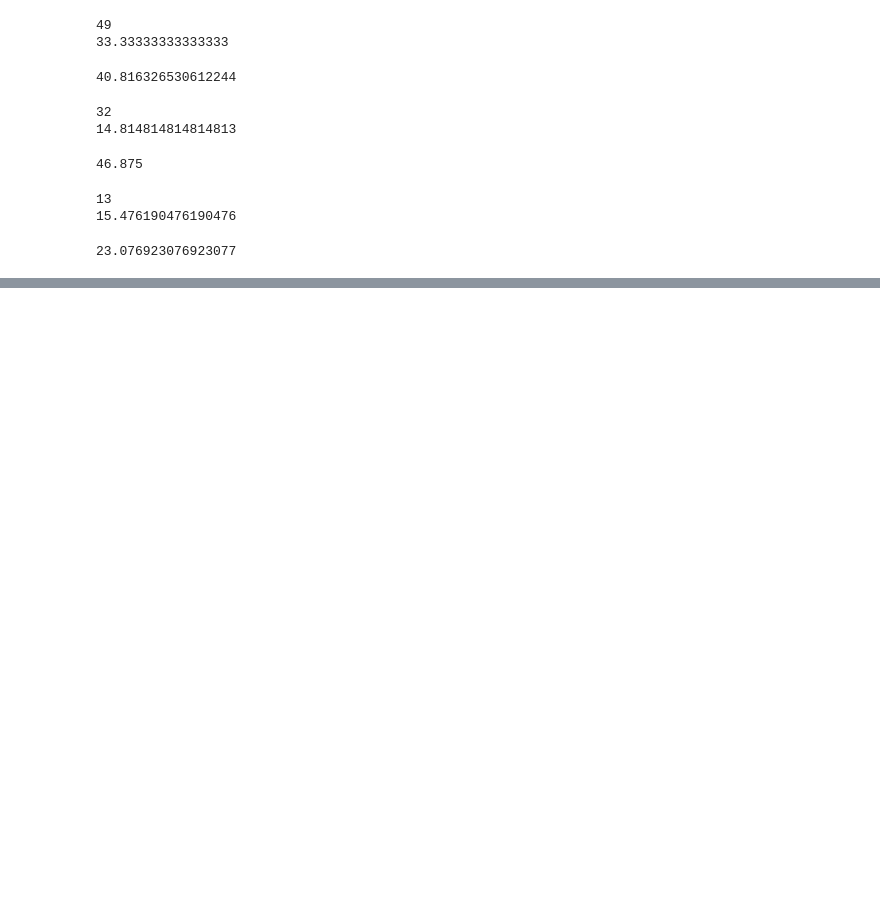
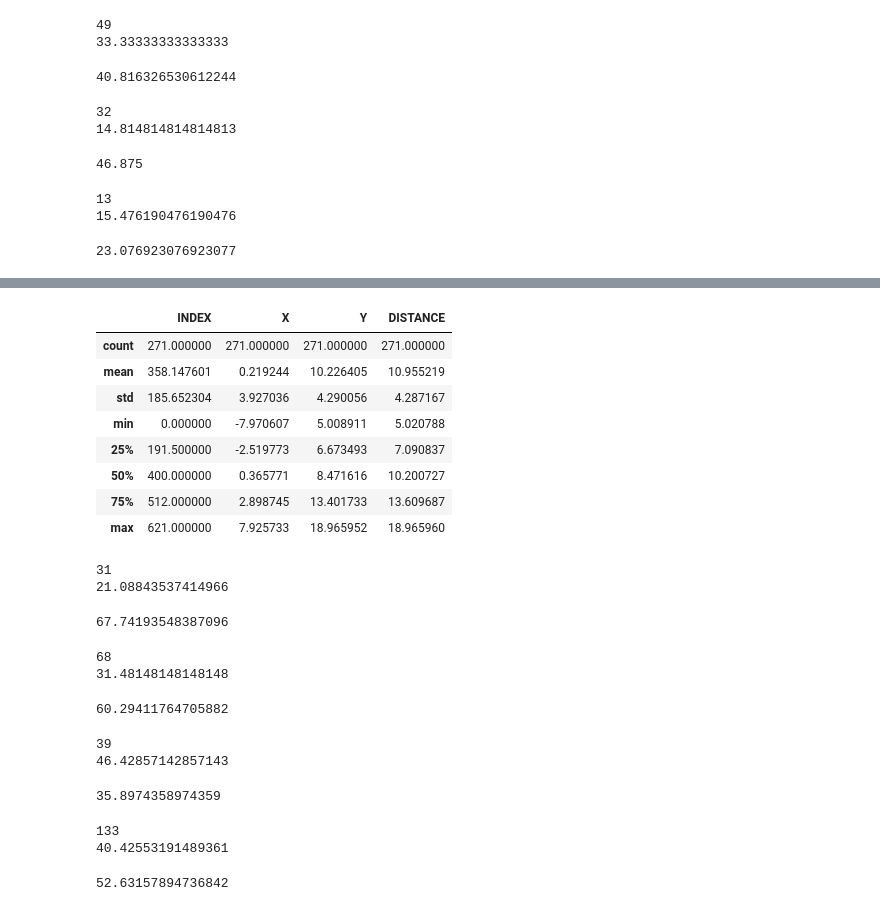
Before and after one commit to kacpersienkiewicz/NBAShootingAnalysis, a Jupyter notebook: NBAShootingAnalysis.ipynb, the cells around one changed output, grey strips where cells are left out. Drawn from its saved outputs; the diff is of its cells as text; code cells hidden in the pictures; blank space fills up the shorter version.

```diff
--- a/NBAShootingAnalysis.ipynb
+++ b/NBAShootingAnalysis.ipynb
@@ -394,0 +399,61 @@ Chris Paul sort of follows the trend, as he attempts relatively few threes (15%
+# %%
+Closedf = df[(abs(df.X) <= 8) & (df.Y <= 19)]
+Closedf.describe()
+# %% [output]
+|  | INDEX | X | Y | DISTANCE |
+| count | 271.000000 | 271.000000 | 271.000000 | 271.000000 |
+| mean | 358.147601 | 0.219244 | 10.226405 | 10.955219 |
+| std | 185.652304 | 3.927036 | 4.290056 | 4.287167 |
+| min | 0.000000 | -7.970607 | 5.008911 | 5.020788 |
+| 25% | 191.500000 | -2.519773 | 6.673493 | 7.090837 |
+| 50% | 400.000000 | 0.365771 | 8.471616 | 10.200727 |
+| 75% | 512.000000 | 2.898745 | 13.401733 | 13.609687 |
+| max | 621.000000 | 7.925733 | 18.965952 | 18.965960 |
+# %%
+SCClose = Closedf[Closedf["SHOOTER"] == 'Seth Curry']
+
+SCClosepercent = len(SCClose[SCClose["SCORE"] == "MADE"]) / len(SCClose["SCORE"]) * 100
+
+print(len(SCClose["SCORE"]))
+print(len(SCClose["SCORE"]) / len(df[df.SHOOTER == "Seth Curry"]) * 100)
+SCClosepercent
+# %% [output]
+31
+21.08843537414966
+67.74193548387096
+# %%
+CPClose = Closedf[Closedf["SHOOTER"] == 'Chris Paul']
+
+CPClosepercent = len(CPClose[CPClose["SCORE"] == "MADE"]) / len(CPClose["SCORE"]) * 100
+
+print(len(CPClose["SCORE"]))
+print(len(CPClose["SCORE"]) / len(df[df.SHOOTER == "Chris Paul"]) * 100)
+CPClosepercent
+# %% [output]
+68
+31.48148148148148
+60.29411764705882
+# %%
+RWClose = Closedf[Closedf["SHOOTER"] == 'Russell Westbrook']
+
+RWClosepercent = len(RWClose[RWClose["SCORE"] == "MADE"]) / len(RWClose["SCORE"]) * 100
+
+print(len(RWClose["SCORE"]))
+print(len(RWClose["SCORE"]) / len(df[df.SHOOTER == "Russell Westbrook"]) * 100)
+RWClosepercent
+# %% [output]
+39
+46.42857142857143
+35.8974358974359
+# %%
+TYClose = Closedf[Closedf["SHOOTER"] == 'Trae Young']
+
+TYClosepercent = len(TYClose[TYClose["SCORE"] == "MADE"]) / len(TYClose["SCORE"]) * 100
+
+print(len(TYClose["SCORE"]))
+print(len(TYClose["SCORE"]) / len(df[df.SHOOTER == "Trae Young"]) * 100)
+TYClosepercent
+# %% [output]
+133
+40.42553191489361
+52.63157894736842
```
Also changed, not shown: parts of 19 cells of this notebook.
